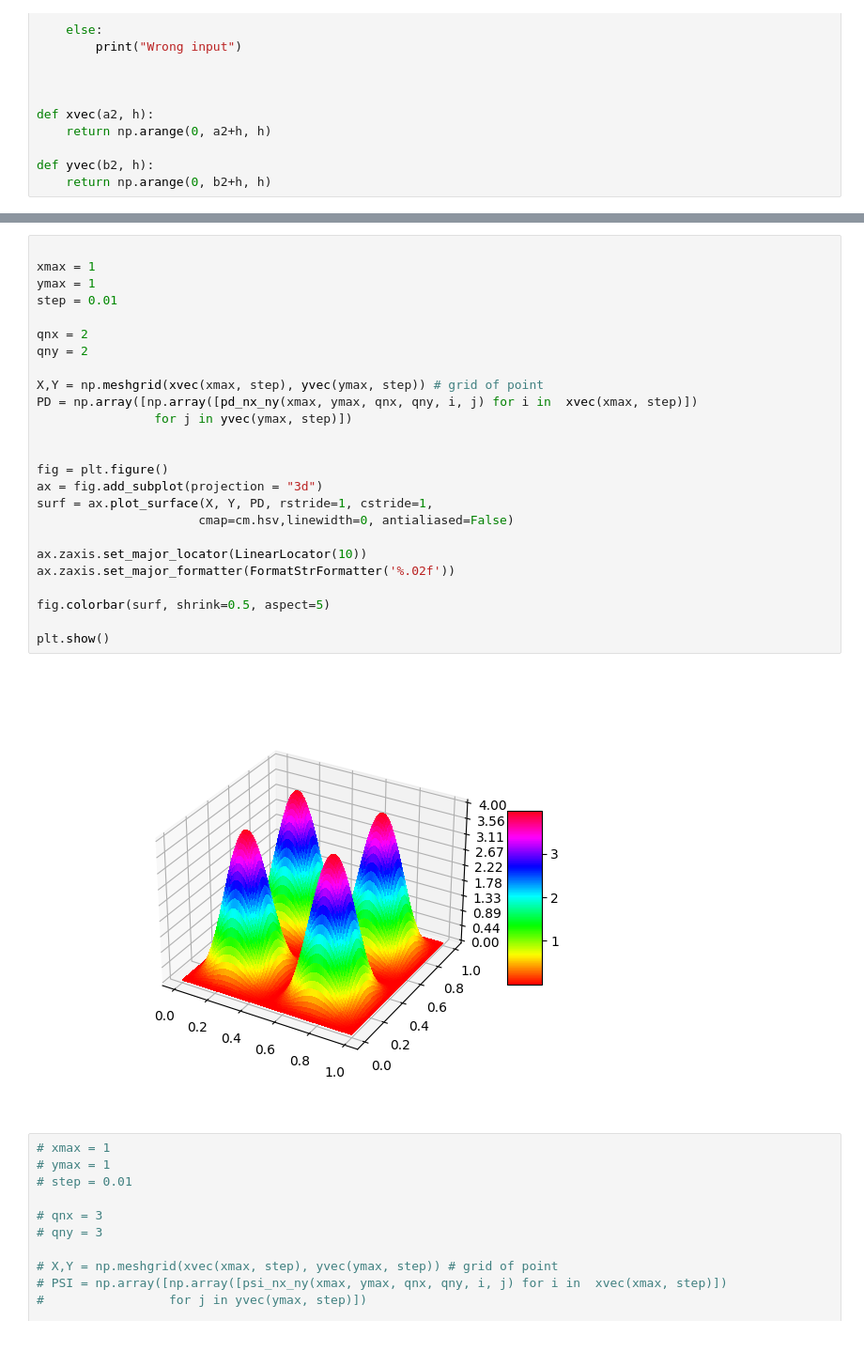
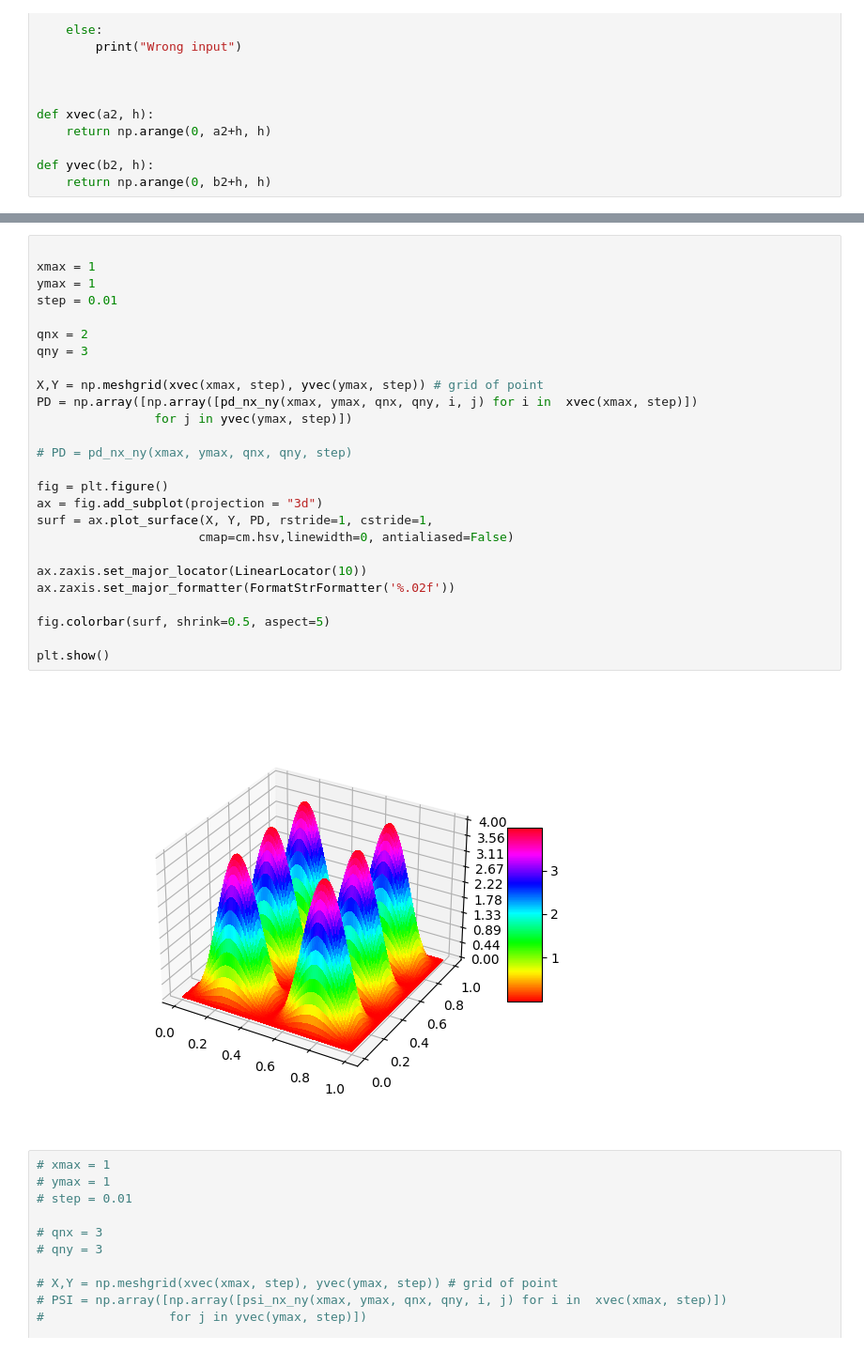
Before and after one commit to sampad95/python_and_jupyter-notebook_scripting, a Jupyter notebook: defining_function/particle_2D-box.ipynb, the cells around one changed output, grey strips where cells are left out. Shown at 94% size. Saved outputs shown, nothing was run; the diff lists cells and outputs as text.

```diff
--- a/defining_function/particle_2D-box.ipynb
+++ b/defining_function/particle_2D-box.ipynb
@@ -97,30 +111,31 @@ plt.show()
 # %%
 
 xmax = 1
 ymax = 1
 step = 0.01
 
 qnx = 2
-qny = 2
+qny = 3
 
 X,Y = np.meshgrid(xvec(xmax, step), yvec(ymax, step)) # grid of point
 PD = np.array([np.array([pd_nx_ny(xmax, ymax, qnx, qny, i, j) for i in  xvec(xmax, step)])
                 for j in yvec(ymax, step)])
 
+# PD = pd_nx_ny(xmax, ymax, qnx, qny, step)
 
 fig = plt.figure()
 ax = fig.add_subplot(projection = "3d")
 surf = ax.plot_surface(X, Y, PD, rstride=1, cstride=1,
                       cmap=cm.hsv,linewidth=0, antialiased=False)
 
 ax.zaxis.set_major_locator(LinearLocator(10))
 ax.zaxis.set_major_formatter(FormatStrFormatter('%.02f'))
 
 fig.colorbar(surf, shrink=0.5, aspect=5)
 
 plt.show()
 # %% [output]
-[figure, old version]
+[figure, new version]
 # %%
 # xmax = 1
 # ymax = 1
```
Also changed, not shown: parts of 5 cells of this notebook.
